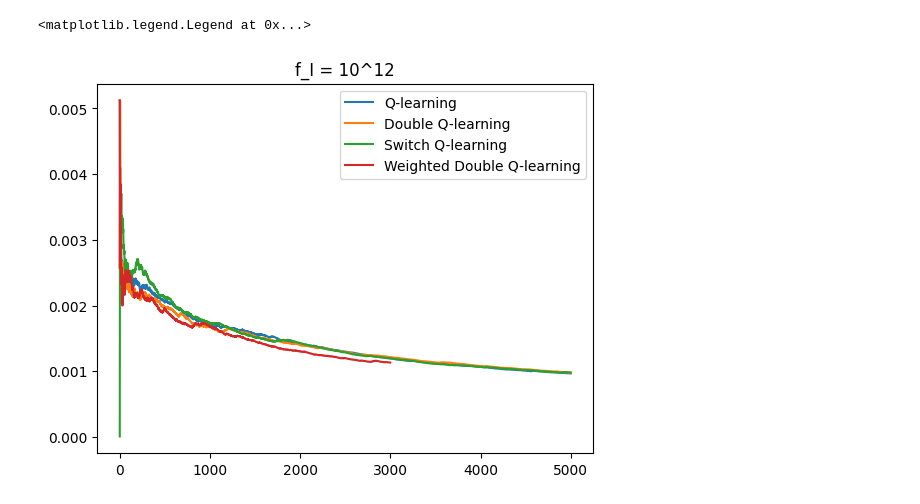
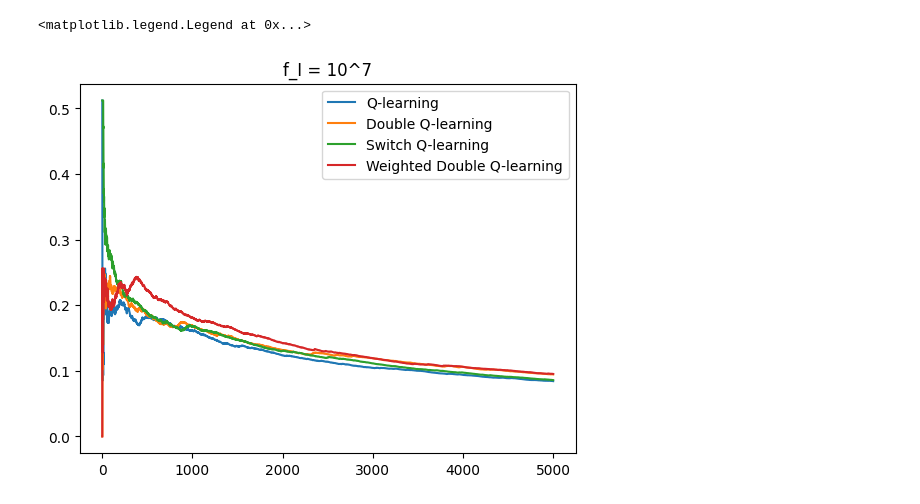
Before and after one commit to parthatom/Estimation_bias_Q_Learning, a Jupyter notebook: Cloud_vs_Local.ipynb, the cells around one changed output. Drawn from its saved outputs; the diff is of its cells as text; code cells hidden in the pictures.

```diff
--- a/Cloud_vs_Local.ipynb
+++ b/Cloud_vs_Local.ipynb
@@ -5,7 +5,7 @@ import statistics as stat
 # %%
 B = 512;C = 10000;W = 1.4 * pow(10,6)
 #w_I = w_M = pow(10,-30)
-f_I = pow(10,9);f_M = pow(10,12)
+f_I = pow(10,7);f_M = pow(10,12)
 N_0 = pow(10,-16);P = 0.5
 
 def arrival_and_departure_times(param1,param2,N):
@@ -170,6 +170,7 @@ def Server_SwitchQ_learning():
                 return_dict[i][j] = {}
                 for k in range(2):
                     return_dict[i][j][k] = []
+        switch_list = []
         (arrivals,departures) = arrival_and_departure_times(mu,lamda,N)
         local_pos = 0;cloud_pos = 0
         local_actions = np.array([False]*N)
@@ -200,6 +201,7 @@ def Server_SwitchQ_learning():
                         Qa[local_pos,cloud_pos,action] = Qa[local_pos,cloud_pos,action] + alpha*(reward + gamma*Qb[local_pos,cloud_pos,np.argmax(Qa[new_local_pos,new_cloud_pos])] - Qa[local_pos,cloud_pos,action])
                     else:
                         Qb[local_pos,cloud_pos,action] = Qb[local_pos,cloud_pos,action] + alpha*(reward + gamma*Qa[local_pos,cloud_pos,np.argmax(Qb[new_local_pos,new_cloud_pos])] - Qb[local_pos,cloud_pos,action])
+                    switch_list.append(1)
                 else:
                     (new_local_pos,new_cloud_pos,reward) = next_state(local_pos,cloud_pos,action)
                     reward_sum = reward_sum + reward
@@ -208,6 +210,7 @@ def Server_SwitchQ_learning():
                     Qa[local_pos,cloud_pos,action] = Qa[local_pos,cloud_pos,action] + alpha*(reward + gamma*np.max(Qa[new_local_pos,new_cloud_pos]) - Qa[local_pos,cloud_pos,action])
                     freq[local_pos,cloud_pos] = freq[local_pos,cloud_pos] + 1
                     freq_action[local_pos,cloud_pos,action] = freq_action[local_pos,cloud_pos,action] + 1
+                    switch_list.append(0)
             else:
                 (new_local_pos,new_cloud_pos,reward) = next_state(local_pos,cloud_pos,action)
                 reward_sum = reward_sum + reward
@@ -216,13 +219,14 @@ def Server_SwitchQ_learning():
                 Qa[local_pos,cloud_pos,action] = Qa[local_pos,cloud_pos,action] + alpha*(reward + gamma*np.max(Qa[new_local_pos,new_cloud_pos]) - Qa[local_pos,cloud_pos,action])
                 freq[local_pos,cloud_pos] = freq[local_pos,cloud_pos] + 1
                 freq_action[local_pos,cloud_pos,action] = freq_action[local_pos,cloud_pos,action] + 1
+                switch_list.append(0)
             count = count + 1
             reward_list.append(reward)
             reward_sum_list.append(reward_sum/count)
         reward_sum_avg_list = reward_sum_avg_list + np.array(reward_sum_list)
-    return reward_list,reward_sum_list,reward_sum_avg_list/runs,local_actions
+    return reward_list,reward_sum_list,reward_sum_avg_list/runs,local_actions,switch_list
 # %%
-r_list_sq,r_sum_list_sq,r_sum_avg_list_sq,local_actions_sq = Server_SwitchQ_learning()
+r_list_sq,r_sum_list_sq,r_sum_avg_list_sq,local_actions_sq,slist = Server_SwitchQ_learning()
 # %%
 plt.plot(-r_sum_avg_list_q)
 plt.plot(-r_sum_avg_list_dq)
@@ -235,0 +245,8 @@ plt.legend(["Q-learning", "Double Q-learning","Switch Q-learning"], loc ="lower
+# %%
+for i in range(5000):
+    if(slist[i] == 0):
+        plt.scatter(i, slist[i], color='red')
+    else:
+        plt.scatter(i, slist[i], color='blue')
+
+plt.show()
@@ -298,11 +317,11 @@ r_list_wq,r_sum_list_wq,r_sum_avg_list_wq,local_actions_wq = Server_WeightedDoub
 # %%
 plt.plot(-r_sum_avg_list_q)
 plt.plot(-r_sum_avg_list_dq)
 plt.plot(-r_sum_avg_list_sq)
 plt.plot(-r_sum_avg_list_wq)
 
-plt.title("f_I = 10^12")
+plt.title("f_I = 10^"+str(int(np.log10(f_I))))
 plt.legend(["Q-learning", "Double Q-learning","Switch Q-learning","Weighted Double Q-learning"], loc ="upper right")
 # %% [output]
 <matplotlib.legend.Legend at 0x...>
-[figure, old version]
+[figure, new version]
```
Also changed, not shown: parts of 5 cells of this notebook.
